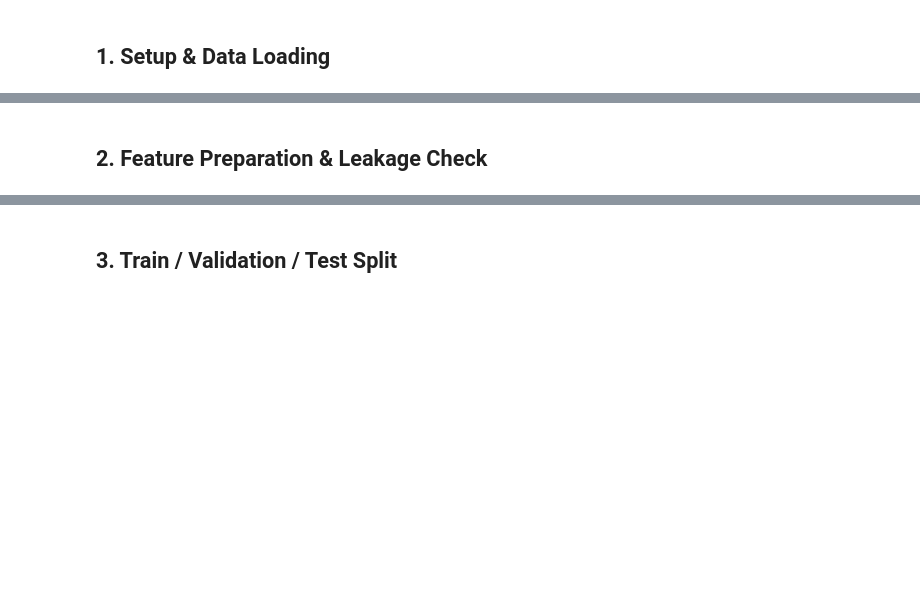
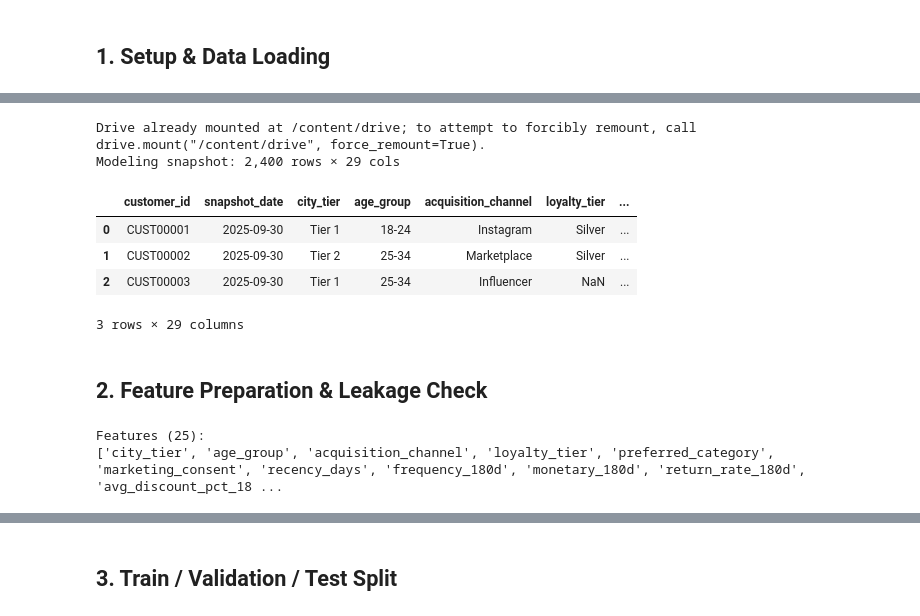
Before and after one commit to Hoppdie/d2c-churn-part3, a Jupyter notebook: churn_model.ipynb, the cells around one changed output, grey strips where cells are left out. Cells and saved outputs as stored; diff of their text form; code cells hidden in the pictures; blank space fills up the shorter version.

```diff
--- a/churn_model.ipynb
+++ b/churn_model.ipynb
@@ -44,13 +48,24 @@ print('Libraries loaded ✓')
 # %%
 from google.colab import drive
 drive.mount('/content/drive')
 
-DATA_DIR = '/content/drive/MyDrive/d2c_churn_data/'   # <── update if needed
+import pandas as pd
+from IPython.display import display
+
+DATA_DIR =  '/content/drive/MyDrive/D2C Churn Capstone/'   # <── update if needed
 
 # Use the pre-built modeling snapshot (leakage-free per data dictionary)
 df = pd.read_csv(DATA_DIR + 'rfm_modeling_snapshot.csv')
 print(f'Modeling snapshot: {df.shape[0]:,} rows × {df.shape[1]} cols')
 display(df.head(3))
+# %% [output]
+Drive already mounted at /content/drive; to attempt to forcibly remount, call drive.mount("/content/drive", force_remount=True).
+Modeling snapshot: 2,400 rows × 29 cols
+|  | customer_id | snapshot_date | city_tier | age_group | acquisition_channel | loyalty_tier | ... |
+| 0 | CUST00001 | 2025-09-30 | Tier 1 | 18-24 | Instagram | Silver | ... |
+| 1 | CUST00002 | 2025-09-30 | Tier 2 | 25-34 | Marketplace | Silver | ... |
+| 2 | CUST00003 | 2025-09-30 | Tier 1 | 25-34 | Influencer | NaN | ... |
+3 rows × 29 columns
 # %% [markdown]
 ## 2. Feature Preparation & Leakage Check
 # %%
@@ -62,6 +77,9 @@ leak_cols  = [target_col]  # must NOT be a feature
 feature_cols = [c for c in df.columns if c not in id_cols + leak_cols]
 print(f'Features ({len(feature_cols)}):')
 print(feature_cols)
+# %% [output]
+Features (25):
+['city_tier', 'age_group', 'acquisition_channel', 'loyalty_tier', 'preferred_category', 'marketing_consent', 'recency_days', 'frequency_180d', 'monetary_180d', 'return_rate_180d', 'avg_discount_pct_18 ...
 # %%
 # ── Leakage verification ──────────────────────────────────────────────────────
 print('LEAKAGE CHECK:')
```
Also changed, not shown: parts of 18 cells of this notebook.
